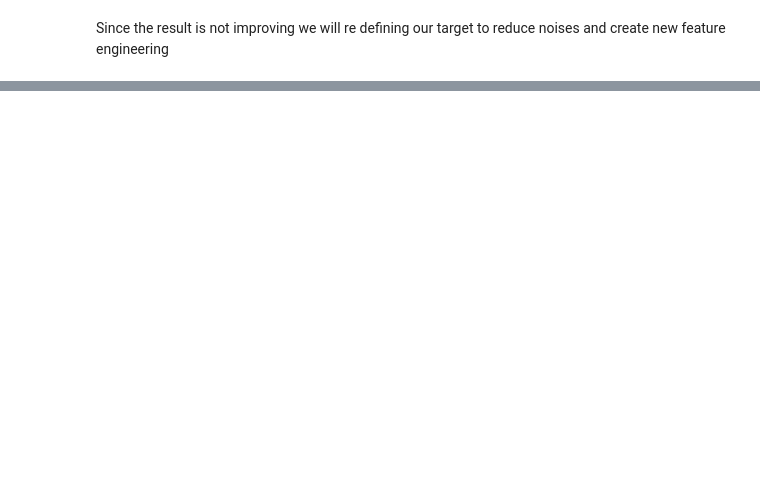
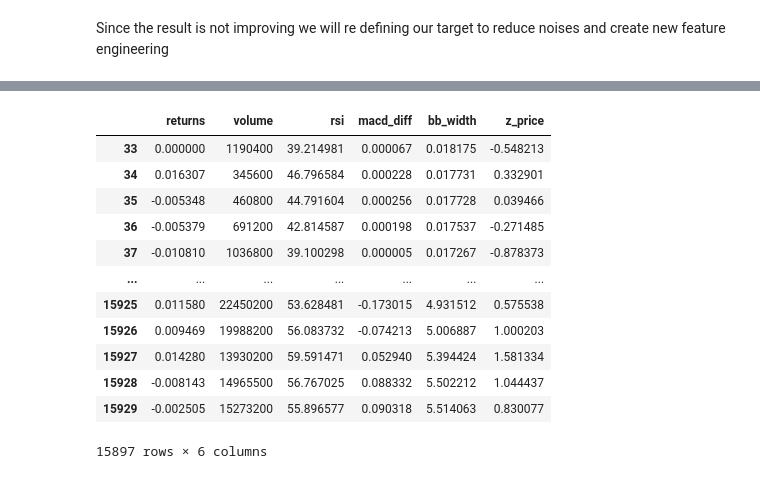
Before and after one commit to JuliusViktor/Analysis_of_Coca_Cola_Stock_Market, a Jupyter notebook: Script/Analysis_Of_Coca_Cola_Stock_Market.ipynb, the cells around one changed output, grey strips where cells are left out. Cells and saved outputs as stored; diff of their text form; code cells hidden in the pictures; blank space fills up the shorter version.

```diff
--- a/Script/Analysis_Of_Coca_Cola_Stock_Market.ipynb
+++ b/Script/Analysis_Of_Coca_Cola_Stock_Market.ipynb
@@ -888,0 +1068,16 @@ ValueError: Must have at least 1 validation dataset for early stopping.
+# %%
+anomaly_features
+# %% [output]
+|  | returns | volume | rsi | macd_diff | bb_width | z_price |
+| 33 | 0.000000 | 1190400 | 39.214981 | 0.000067 | 0.018175 | -0.548213 |
+| 34 | 0.016307 | 345600 | 46.796584 | 0.000228 | 0.017731 | 0.332901 |
+| 35 | -0.005348 | 460800 | 44.791604 | 0.000256 | 0.017728 | 0.039466 |
+| 36 | -0.005379 | 691200 | 42.814587 | 0.000198 | 0.017537 | -0.271485 |
+| 37 | -0.010810 | 1036800 | 39.100298 | 0.000005 | 0.017267 | -0.878373 |
+| ... | ... | ... | ... | ... | ... | ... |
+| 15925 | 0.011580 | 22450200 | 53.628481 | -0.173015 | 4.931512 | 0.575538 |
+| 15926 | 0.009469 | 19988200 | 56.083732 | -0.074213 | 5.006887 | 1.000203 |
+| 15927 | 0.014280 | 13930200 | 59.591471 | 0.052940 | 5.394424 | 1.581334 |
+| 15928 | -0.008143 | 14965500 | 56.767025 | 0.088332 | 5.502212 | 1.044437 |
+| 15929 | -0.002505 | 15273200 | 55.896577 | 0.090318 | 5.514063 | 0.830077 |
+15897 rows × 6 columns
```
Also changed, not shown: parts of 74 cells of this notebook, 7 other files.
